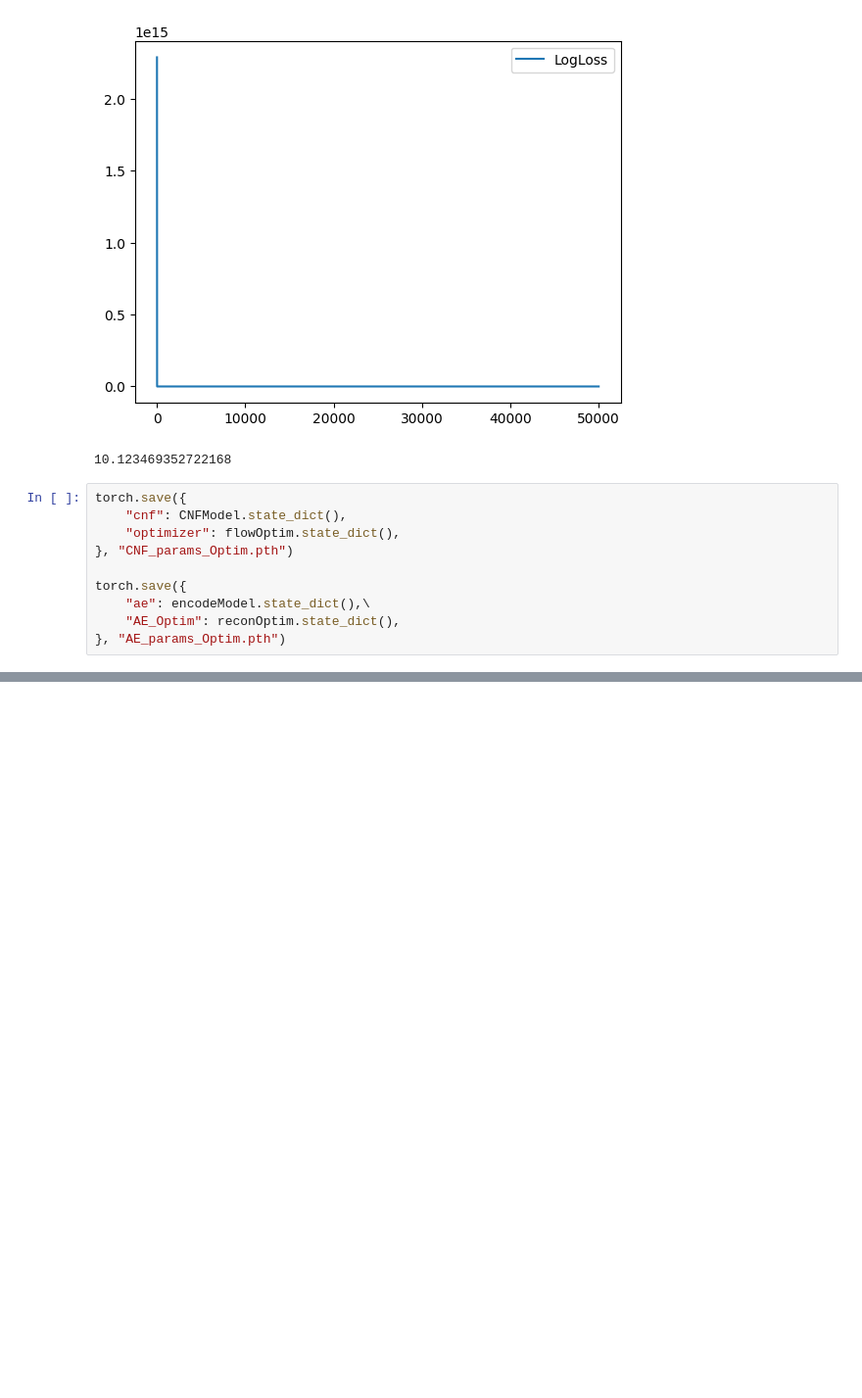
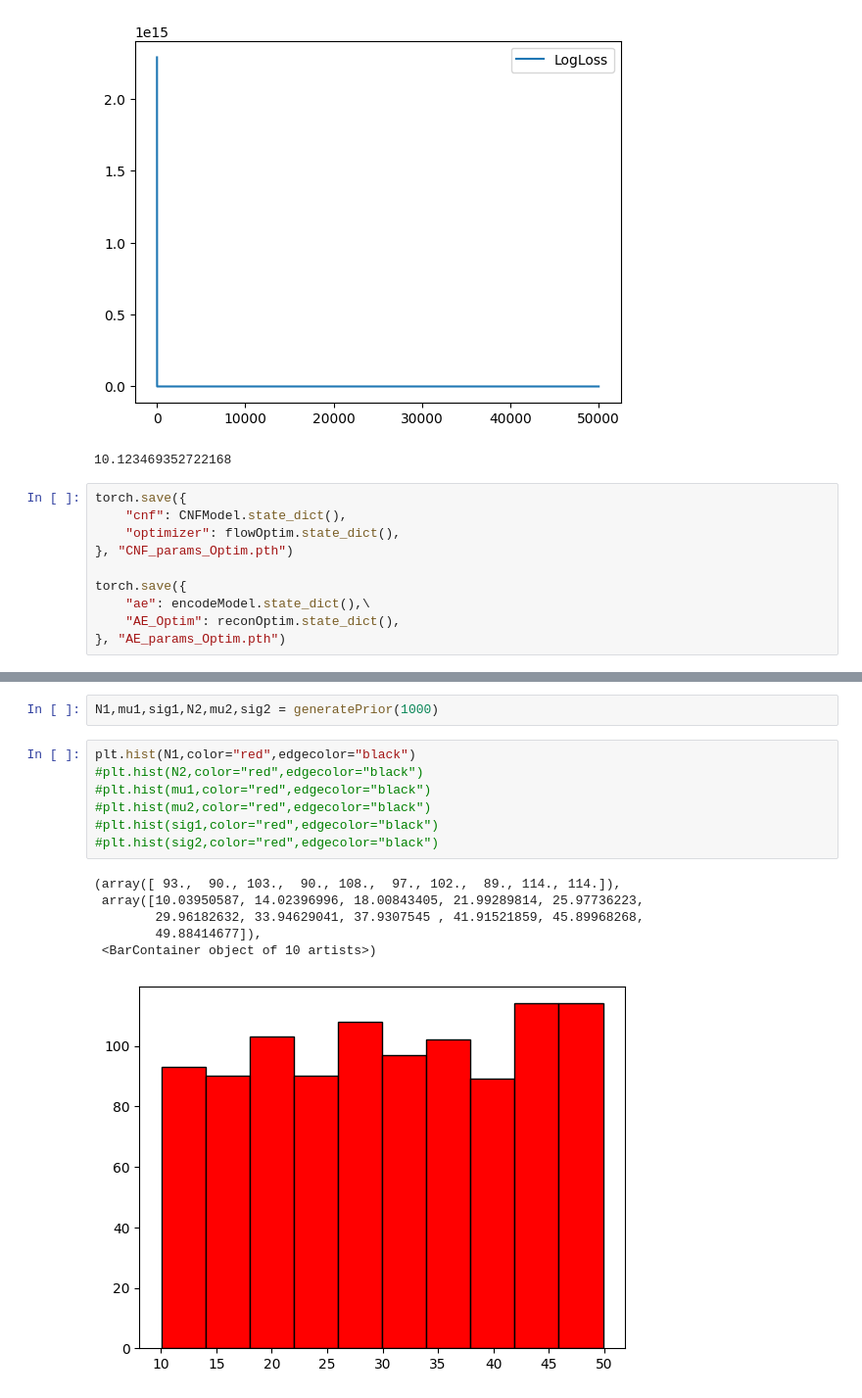
Before and after one commit to vigneshK0404/NOva_Fitter_CNF, a Jupyter notebook: CNF_Modified.ipynb, the cells around one changed output, grey strips where cells are left out. Shown at 98% size. Saved outputs shown, nothing was run; the diff lists cells and outputs as text; blank space fills up the shorter version.

Commit message:
Made diagnostic plots. I think it works as intended.

```diff
--- a/CNF_Modified.ipynb
+++ b/CNF_Modified.ipynb
@@ -280,0 +326,16 @@ torch.save({
+# %%
+N1,mu1,sig1,N2,mu2,sig2 = generatePrior(1000)
+# %%
+plt.hist(N1,color="red",edgecolor="black")
+#plt.hist(N2,color="red",edgecolor="black")
+#plt.hist(mu1,color="red",edgecolor="black")
+#plt.hist(mu2,color="red",edgecolor="black")
+#plt.hist(sig1,color="red",edgecolor="black")
+#plt.hist(sig2,color="red",edgecolor="black")
+# %% [output]
+(array([ 93.,  90., 103.,  90., 108.,  97., 102.,  89., 114., 114.]),
+ array([10.03950587, 14.02396996, 18.00843405, 21.99289814, 25.97736223,
+        29.96182632, 33.94629041, 37.9307545 , 41.91521859, 45.89968268,
+        49.88414677]),
+ <BarContainer object of 10 artists>)
+[figure, added]
```
Also changed, not shown: parts of 7 cells of this notebook.
